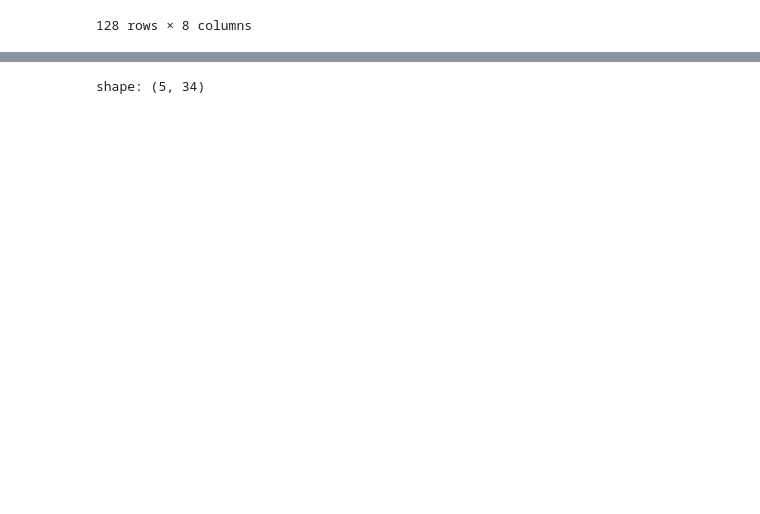
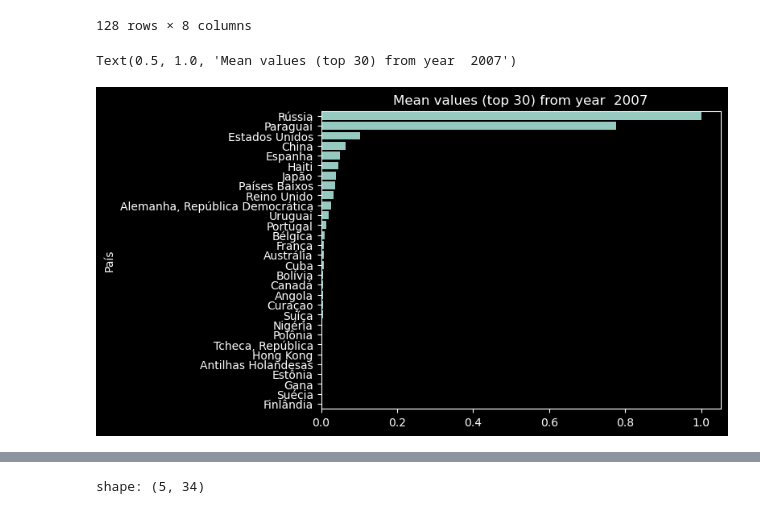
Before and after one commit to carlosvneves/fiap_techchallenge01, a Jupyter notebook: tech_challenge_fase01/playground-pandas.ipynb, the cells around one changed output, grey strips where cells are left out. Drawn from its saved outputs; the diff is of its cells as text; code cells hidden in the pictures; blank space fills up the shorter version.

```diff
--- a/tech_challenge_fase01/playground-pandas.ipynb
+++ b/tech_challenge_fase01/playground-pandas.ipynb
@@ -139,3 +139,27 @@ display(exp_vinho_val_from_year.describe().T)
 | Venezuela | 16.0 | 7262.3750 | 12657.829934 | 0.0 | 0.00 | 116.0 | 8071.00 | 35944.0 |
 | Vietnã | 16.0 | 813.3125 | 2502.906996 | 0.0 | 0.00 | 0.0 | 93.25 | 9977.0 |
 128 rows × 8 columns
+# %%
+colmeans_qty_from_year = exp_vinho_qty_from_year.mean(axis=0).sort_values(
+    ascending=False
+)
+
+colmeans_val_from_year = exp_vinho_val_from_year.mean(axis=0).sort_values(
+    ascending=False
+)
+# %%
+normalized_data = lambda x: (x - x.min()) / (x.max() - x.min())
+
+colmeans_qty_from_year_top30_norm = normalized_data(colmeans_qty_from_year).head(30)
+colmeans_val_from_year_top30_norm = normalized_data(colmeans_qty_from_year).head(30)
+# %%
+sns.barplot(
+    x=colmeans_qty_from_year_top30_norm.values,
+    y=colmeans_qty_from_year_top30_norm.index,
+    orient="h",
+).set_title(
+    "Mean values (top 30) from year  " + from_year
+)  # colmeans_qty_from_year.sort_values(ascending=False)
+# %% [output]
+Text(0.5, 1.0, 'Mean values (top 30) from year  2007')
+[figure, added]
```
Also changed, not shown: parts of 16 cells of this notebook.
